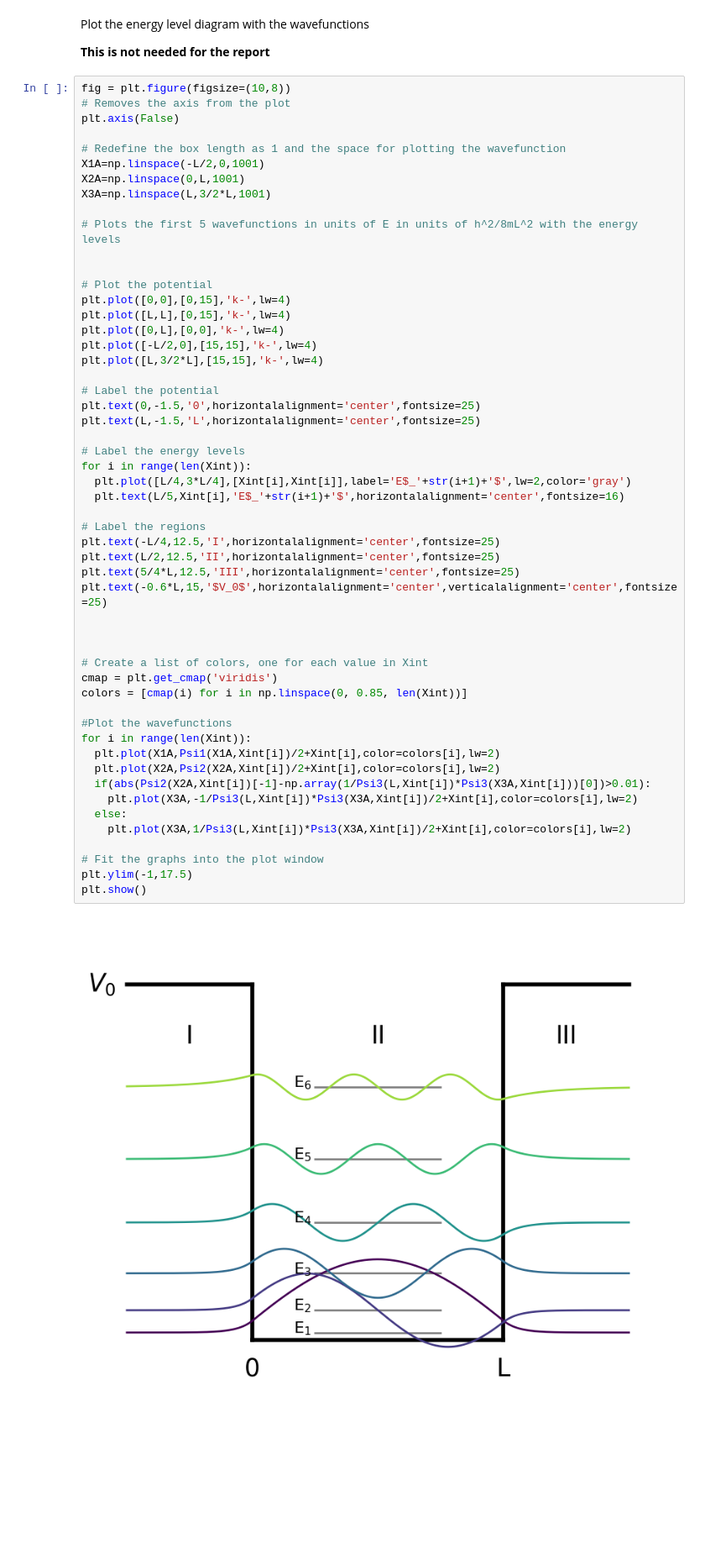
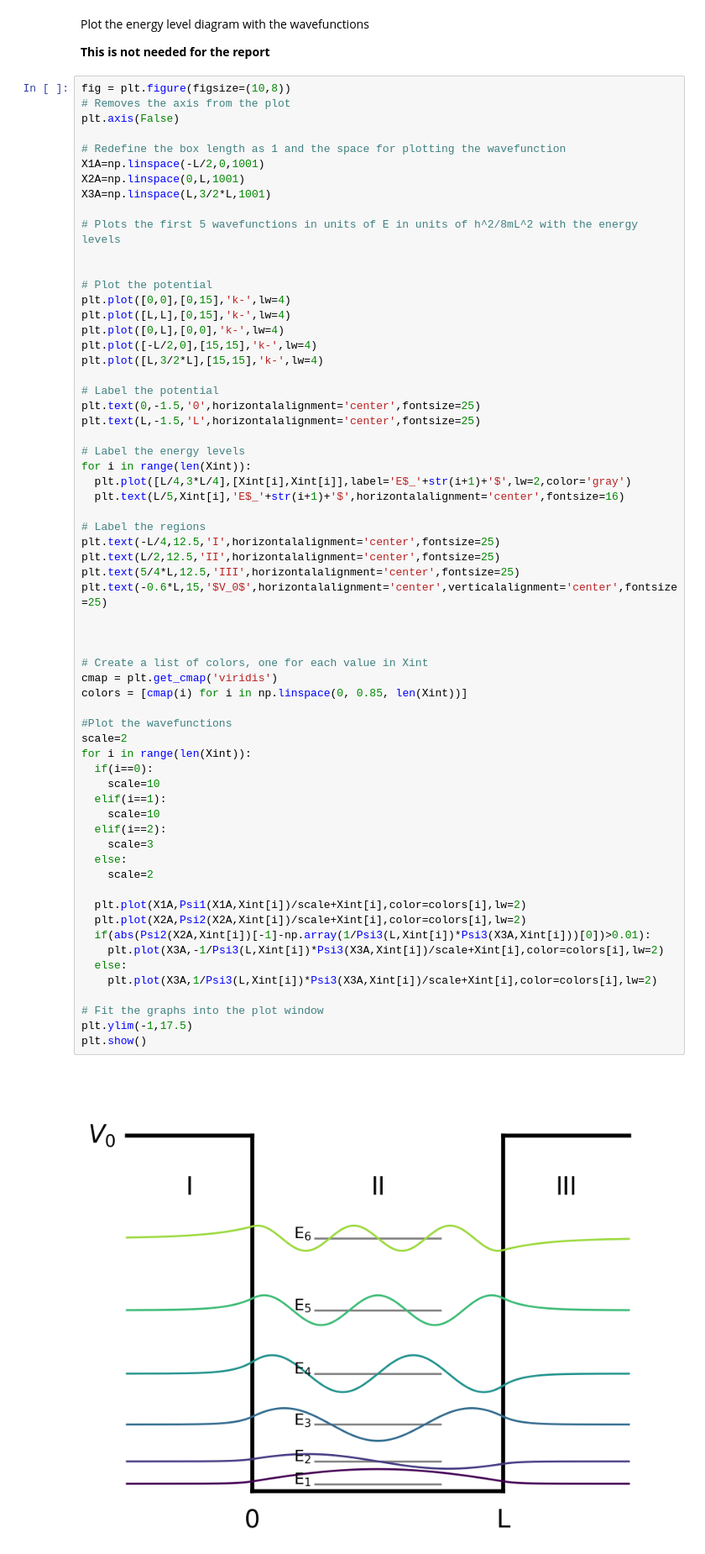
Before and after one commit to pmpatel-udallas/PChemLab, a Jupyter notebook: Rotation_4_Quantum_Theory.ipynb, the cells around one changed output. Shown: that part at 84% size. Cells and saved outputs as stored; diff of their text form; blank space fills up the shorter version.

Commit message:
Updated figures.

```diff
--- a/Rotation_4_Quantum_Theory.ipynb
+++ b/Rotation_4_Quantum_Theory.ipynb
@@ -434,35 +436,45 @@ plt.plot([L,3/2*L],[15,15],'k-',lw=4)
 # Label the potential
 plt.text(0,-1.5,'0',horizontalalignment='center',fontsize=25)
 plt.text(L,-1.5,'L',horizontalalignment='center',fontsize=25)
 
 # Label the energy levels
 for i in range(len(Xint)):
   plt.plot([L/4,3*L/4],[Xint[i],Xint[i]],label='E$_'+str(i+1)+'$',lw=2,color='gray')
   plt.text(L/5,Xint[i],'E$_'+str(i+1)+'$',horizontalalignment='center',fontsize=16)
 
 # Label the regions
 plt.text(-L/4,12.5,'I',horizontalalignment='center',fontsize=25)
 plt.text(L/2,12.5,'II',horizontalalignment='center',fontsize=25)
 plt.text(5/4*L,12.5,'III',horizontalalignment='center',fontsize=25)
 plt.text(-0.6*L,15,'$V_0$',horizontalalignment='center',verticalalignment='center',fontsize=25)
 
 
 
 # Create a list of colors, one for each value in Xint
 cmap = plt.get_cmap('viridis')
 colors = [cmap(i) for i in np.linspace(0, 0.85, len(Xint))]
 
 #Plot the wavefunctions
+scale=2
 for i in range(len(Xint)):
-  plt.plot(X1A,Psi1(X1A,Xint[i])/2+Xint[i],color=colors[i],lw=2)
-  plt.plot(X2A,Psi2(X2A,Xint[i])/2+Xint[i],color=colors[i],lw=2)
+  if(i==0):
+    scale=10
+  elif(i==1):
+    scale=10
+  elif(i==2):
+    scale=3
+  else:
+    scale=2
+
+  plt.plot(X1A,Psi1(X1A,Xint[i])/scale+Xint[i],color=colors[i],lw=2)
+  plt.plot(X2A,Psi2(X2A,Xint[i])/scale+Xint[i],color=colors[i],lw=2)
   if(abs(Psi2(X2A,Xint[i])[-1]-np.array(1/Psi3(L,Xint[i])*Psi3(X3A,Xint[i]))[0])>0.01):
-    plt.plot(X3A,-1/Psi3(L,Xint[i])*Psi3(X3A,Xint[i])/2+Xint[i],color=colors[i],lw=2)
+    plt.plot(X3A,-1/Psi3(L,Xint[i])*Psi3(X3A,Xint[i])/scale+Xint[i],color=colors[i],lw=2)
   else:
-    plt.plot(X3A,1/Psi3(L,Xint[i])*Psi3(X3A,Xint[i])/2+Xint[i],color=colors[i],lw=2)
+    plt.plot(X3A,1/Psi3(L,Xint[i])*Psi3(X3A,Xint[i])/scale+Xint[i],color=colors[i],lw=2)
 
 # Fit the graphs into the plot window
 plt.ylim(-1,17.5)
 plt.show()
 # %% [output]
-[figure, old version]
+[figure, new version]
```
Also changed, not shown: parts of 2 cells of this notebook.
